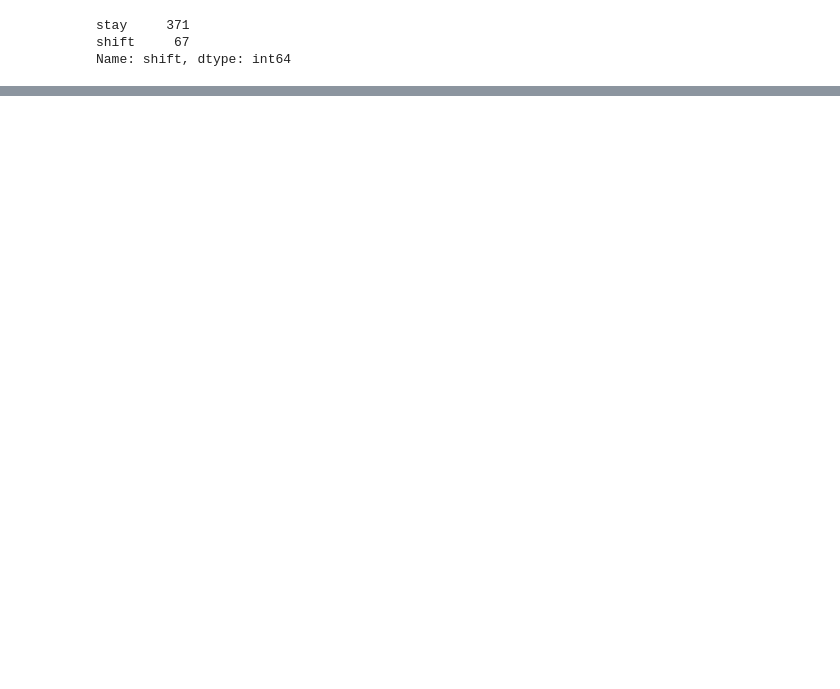
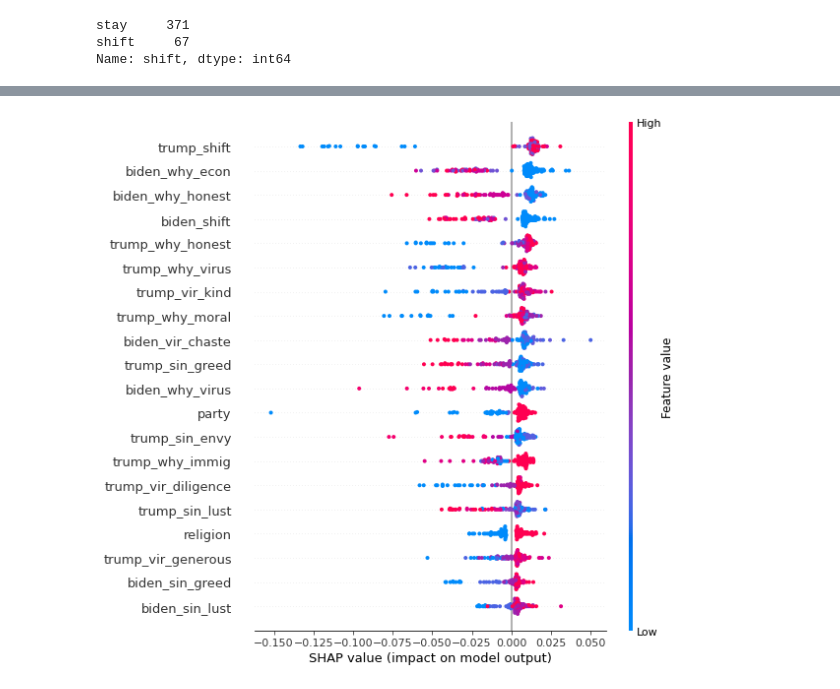
Before and after one commit to Asafmazar/VCG, a Jupyter notebook: VCG Analyses.ipynb, the cells around one changed output, grey strips where cells are left out. Saved outputs shown, nothing was run; the diff lists cells and outputs as text; code cells hidden in the pictures; blank space fills up the shorter version.

```diff
--- a/VCG Analyses.ipynb
+++ b/VCG Analyses.ipynb
@@ -65,0 +124,9 @@ scores.mean()
+# %%
+import shap
+
+pred_dat = x_test.iloc[7]
+explain = shap.TreeExplainer(ranfor)
+shap_val = explain.shap_values(pred_dat)
+
+shap.initjs()
+shap.force_plot(explain.expected_value[1], shap_val[1], pred_dat)
@@ -66,3 +136,9 @@ scores.mean()
+# %%
+shap_sum = explain.shap_values(x_test)
+
+shap.summary_plot(shap_sum[1], x_test)
+# %% [output]
+[figure, added]
 # %%
 from sklearn.metrics import confusion_matrix
 
```
Also changed, not shown: parts of 9 cells of this notebook.
